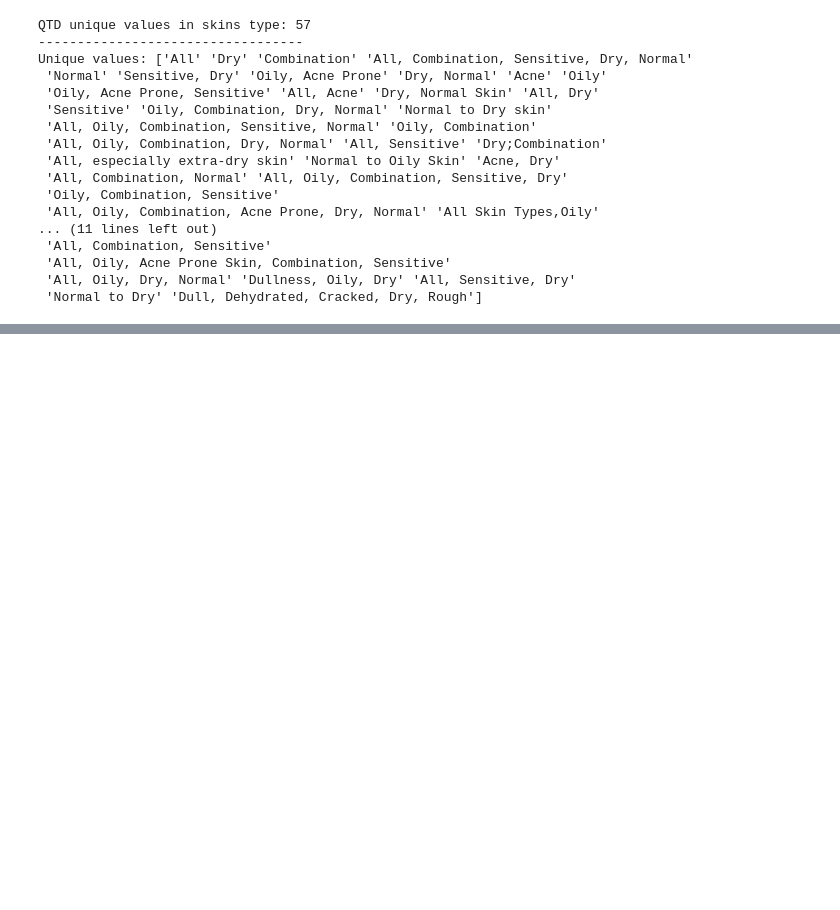
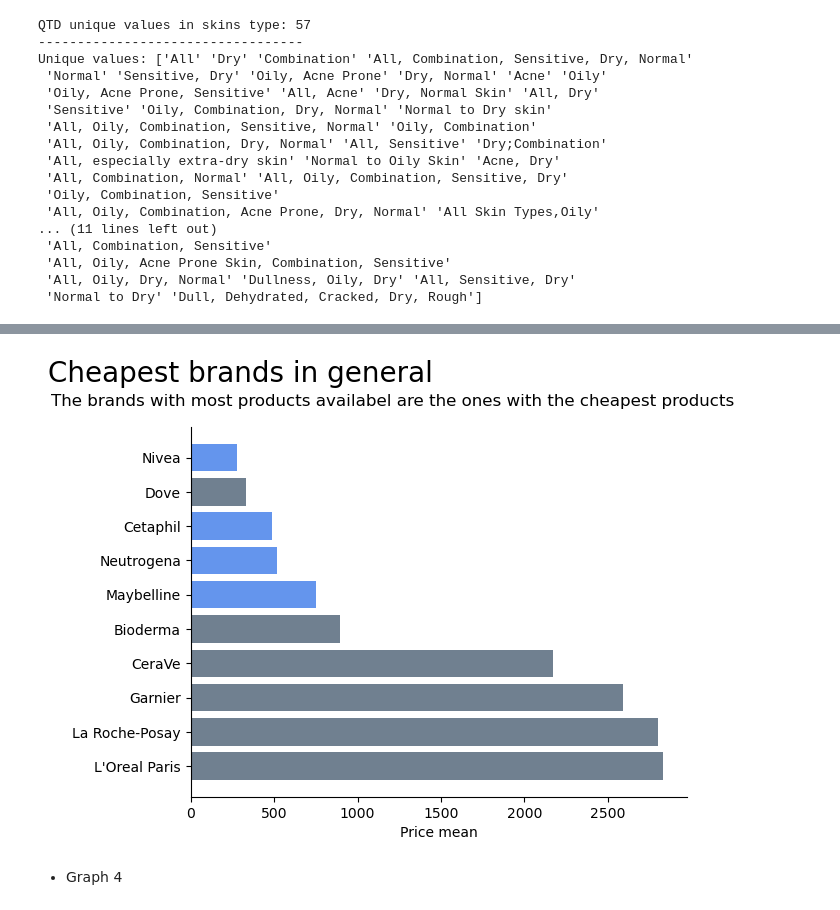
Before and after one commit to OliviaHelena10/skincare_recommendations, a Jupyter notebook: products_indicator.ipynb, the cells around one changed output, grey strips where cells are left out. Saved outputs shown, nothing was run; the diff lists cells and outputs as text; code cells hidden in the pictures; blank space fills up the shorter version.

```diff
--- a/products_indicator.ipynb
+++ b/products_indicator.ipynb
@@ -103,0 +267,24 @@ df['Skin_Type'] = df['Skin_Type'].apply(lambda x: x.split(', '))
+# %%
+fig, ax = plt.subplots()
+ax.barh(mean_b['Brand'], mean_b['Mean'],
+       color = [ 'slategray', 'slategray','slategray',
+                'slategray', 'slategray', 'cornflowerblue',
+                'cornflowerblue','cornflowerblue', 'slategray',
+                'cornflowerblue'])
+
+
+# Titles
+plt.title('Cheapest brands in general', fontweight= 'roman', fontsize=20, x=0.1, y=1.1)
+plt.suptitle('The brands with most products availabel are the ones with the cheapest products', x=0.44, y=0.95)
+plt.xlabel('Price mean')
+
+
+# Removing lines
+ax.spines['right'].set_visible(False)
+ax.spines['top'].set_visible(False)
+
+plt.show()
+# %% [output]
+[figure, added]
+# %% [markdown]
+* Graph 4
```
Also changed, not shown: parts of 25 cells of this notebook.
